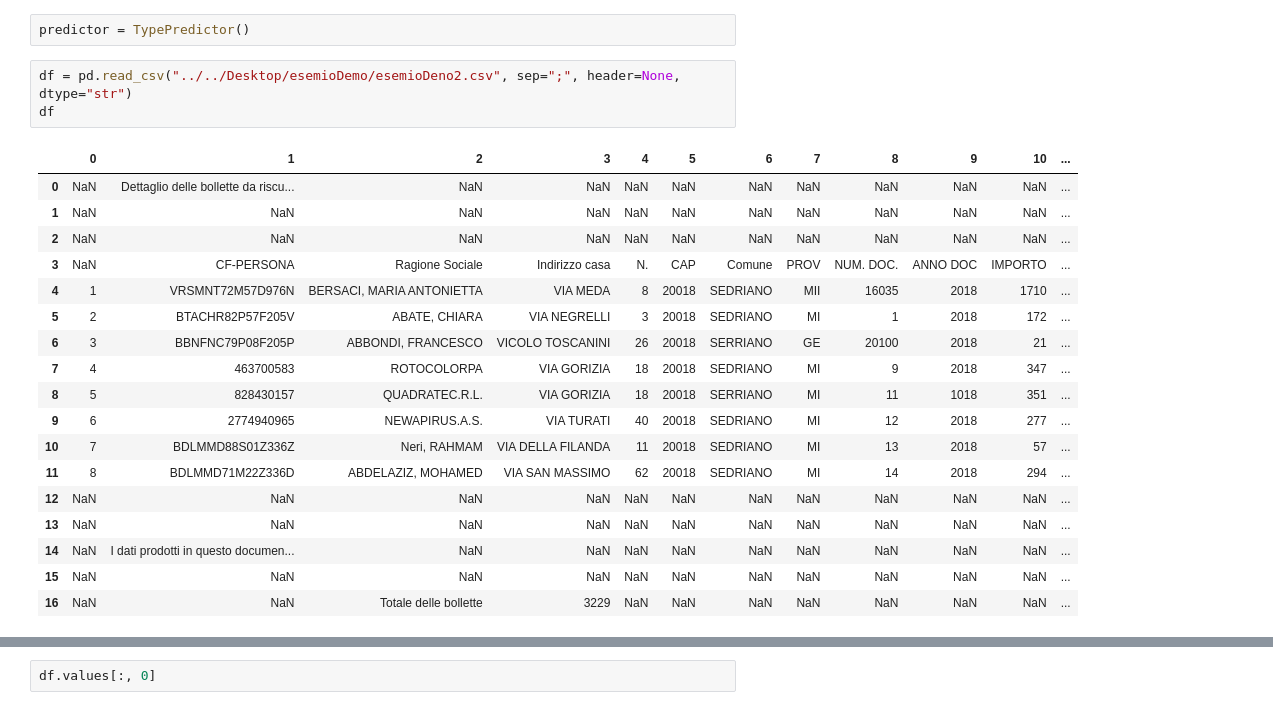
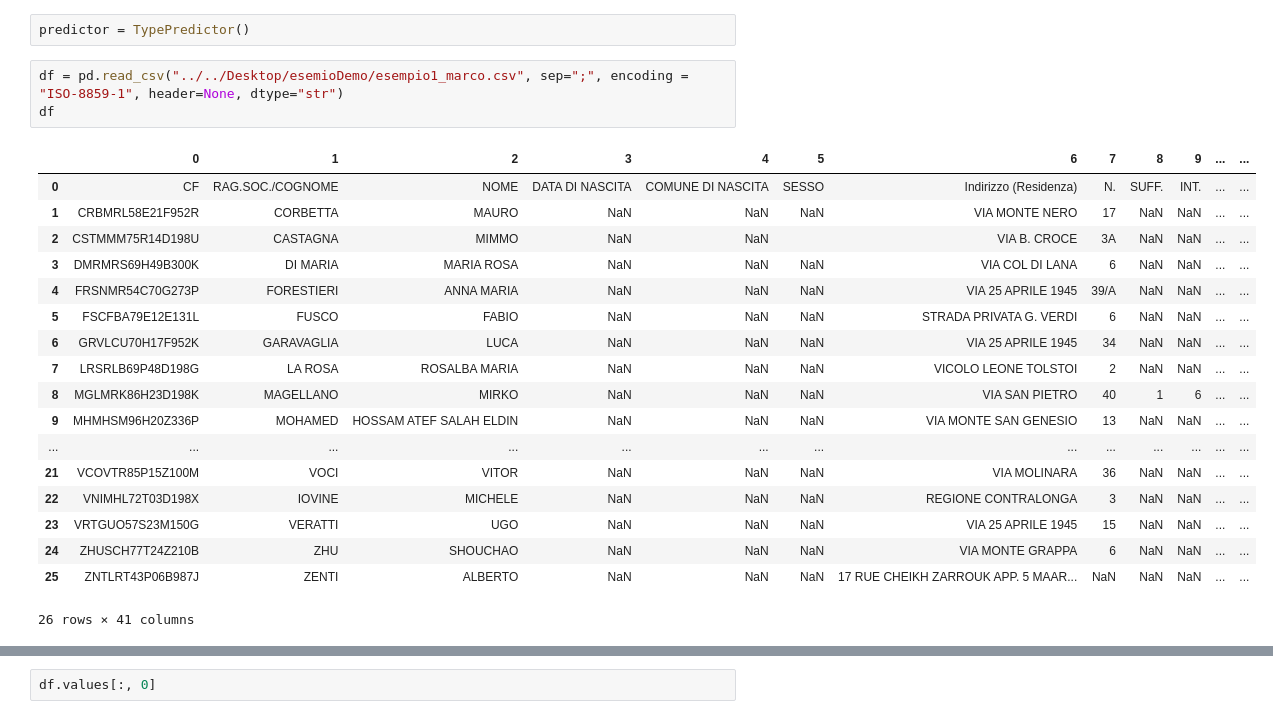
Before and after one commit to LucaCappelletti94/italian_csv_type_prediction, a Jupyter notebook: Untitled2.ipynb, the cells around one changed output, grey strips where cells are left out. Cells and saved outputs as stored; diff of their text form.

```diff
--- a/Untitled2.ipynb
+++ b/Untitled2.ipynb
@@ -32,27 +32,27 @@ False
 # %%
 predictor = TypePredictor()
 # %%
-df = pd.read_csv("../../Desktop/esemioDemo/esemioDeno2.csv", sep=";", header=None, dtype="str")
+df = pd.read_csv("../../Desktop/esemioDemo/esempio1_marco.csv", sep=";", encoding = "ISO-8859-1", header=None, dtype="str")
 df
 # %% [output]
-|  | 0 | 1 | 2 | 3 | 4 | 5 | 6 | 7 | 8 | 9 | 10 | ... |
-| 0 | NaN | Dettaglio delle bollette da riscu... | NaN | NaN | NaN | NaN | NaN | NaN | NaN | NaN | NaN | ... |
-| 1 | NaN | NaN | NaN | NaN | NaN | NaN | NaN | NaN | NaN | NaN | NaN | ... |
-| 2 | NaN | NaN | NaN | NaN | NaN | NaN | NaN | NaN | NaN | NaN | NaN | ... |
-| 3 | NaN | CF-PERSONA | Ragione Sociale | Indirizzo casa | N. | CAP | Comune | PROV | NUM. DOC. | ANNO DOC | IMPORTO | ... |
-| 4 | 1 | VRSMNT72M57D976N | BERSACI, MARIA ANTONIETTA | VIA MEDA | 8 | 20018 | SEDRIANO | MII | 16035 | 2018 | 1710 | ... |
-| 5 | 2 | BTACHR82P57F205V | ABATE, CHIARA | VIA NEGRELLI | 3 | 20018 | SEDRIANO | MI | 1 | 2018 | 172 | ... |
-| 6 | 3 | BBNFNC79P08F205P | ABBONDI, FRANCESCO | VICOLO TOSCANINI | 26 | 20018 | SERRIANO | GE | 20100 | 2018 | 21 | ... |
-| 7 | 4 | 463700583 | ROTOCOLORPA | VIA GORIZIA | 18 | 20018 | SEDRIANO | MI | 9 | 2018 | 347 | ... |
-| 8 | 5 | 828430157 | QUADRATEC.R.L. | VIA GORIZIA | 18 | 20018 | SERRIANO | MI | 11 | 1018 | 351 | ... |
-| 9 | 6 | 2774940965 | NEWAPIRUS.A.S. | VIA TURATI | 40 | 20018 | SEDRIANO | MI | 12 | 2018 | 277 | ... |
-| 10 | 7 | BDLMMD88S01Z336Z | Neri, RAHMAM | VIA DELLA FILANDA | 11 | 20018 | SEDRIANO | MI | 13 | 2018 | 57 | ... |
-| 11 | 8 | BDLMMD71M22Z336D | ABDELAZIZ, MOHAMED | VIA SAN MASSIMO | 62 | 20018 | SEDRIANO | MI | 14 | 2018 | 294 | ... |
-| 12 | NaN | NaN | NaN | NaN | NaN | NaN | NaN | NaN | NaN | NaN | NaN | ... |
-| 13 | NaN | NaN | NaN | NaN | NaN | NaN | NaN | NaN | NaN | NaN | NaN | ... |
-| 14 | NaN | I dati prodotti in questo documen... | NaN | NaN | NaN | NaN | NaN | NaN | NaN | NaN | NaN | ... |
-| 15 | NaN | NaN | NaN | NaN | NaN | NaN | NaN | NaN | NaN | NaN | NaN | ... |
-| 16 | NaN | NaN | Totale delle bollette | 3229 | NaN | NaN | NaN | NaN | NaN | NaN | NaN | ... |
+|  | 0 | 1 | 2 | 3 | 4 | 5 | 6 | 7 | 8 | 9 | ... | ... |
+| 0 | CF | RAG.SOC./COGNOME | NOME | DATA DI NASCITA | COMUNE DI NASCITA | SESSO | Indirizzo (Residenza) | N. | SUFF. | INT. | ... | ... |
+| 1 | CRBMRL58E21F952R | CORBETTA | MAURO | NaN | NaN | NaN | VIA MONTE NERO | 17 | NaN | NaN | ... | ... |
+| 2 | CSTMMM75R14D198U | CASTAGNA | MIMMO | NaN | NaN |  | VIA B. CROCE | 3A | NaN | NaN | ... | ... |
+| 3 | DMRMRS69H49B300K | DI MARIA | MARIA ROSA | NaN | NaN | NaN | VIA COL DI LANA | 6 | NaN | NaN | ... | ... |
+| 4 | FRSNMR54C70G273P | FORESTIERI | ANNA MARIA | NaN | NaN | NaN | VIA 25 APRILE 1945 | 39/A | NaN | NaN | ... | ... |
+| 5 | FSCFBA79E12E131L | FUSCO | FABIO | NaN | NaN | NaN | STRADA PRIVATA G. VERDI | 6 | NaN | NaN | ... | ... |
+| 6 | GRVLCU70H17F952K | GARAVAGLIA | LUCA | NaN | NaN | NaN | VIA 25 APRILE 1945 | 34 | NaN | NaN | ... | ... |
+| 7 | LRSRLB69P48D198G | LA ROSA | ROSALBA MARIA | NaN | NaN | NaN | VICOLO LEONE TOLSTOI | 2 | NaN | NaN | ... | ... |
+| 8 | MGLMRK86H23D198K | MAGELLANO | MIRKO | NaN | NaN | NaN | VIA SAN PIETRO | 40 | 1 | 6 | ... | ... |
+| 9 | MHMHSM96H20Z336P | MOHAMED | HOSSAM ATEF SALAH ELDIN | NaN | NaN | NaN | VIA MONTE SAN GENESIO | 13 | NaN | NaN | ... | ... |
+| ... | ... | ... | ... | ... | ... | ... | ... | ... | ... | ... | ... | ... |
+| 21 | VCOVTR85P15Z100M | VOCI | VITOR | NaN | NaN | NaN | VIA MOLINARA | 36 | NaN | NaN | ... | ... |
+| 22 | VNIMHL72T03D198X | IOVINE | MICHELE | NaN | NaN | NaN | REGIONE CONTRALONGA | 3 | NaN | NaN | ... | ... |
+| 23 | VRTGUO57S23M150G | VERATTI | UGO | NaN | NaN | NaN | VIA 25 APRILE 1945 | 15 | NaN | NaN | ... | ... |
+| 24 | ZHUSCH77T24Z210B | ZHU | SHOUCHAO | NaN | NaN | NaN | VIA MONTE GRAPPA | 6 | NaN | NaN | ... | ... |
+| 25 | ZNTLRT43P06B987J | ZENTI | ALBERTO | NaN | NaN | NaN | 17 RUE CHEIKH ZARROUK APP. 5 MAAR... | NaN | NaN | NaN | ... | ... |
+26 rows × 41 columns
 # %%
 df = trim_csv(df)
 df
```
Also changed, not shown: parts of 3 cells of this notebook, 9 other files.
